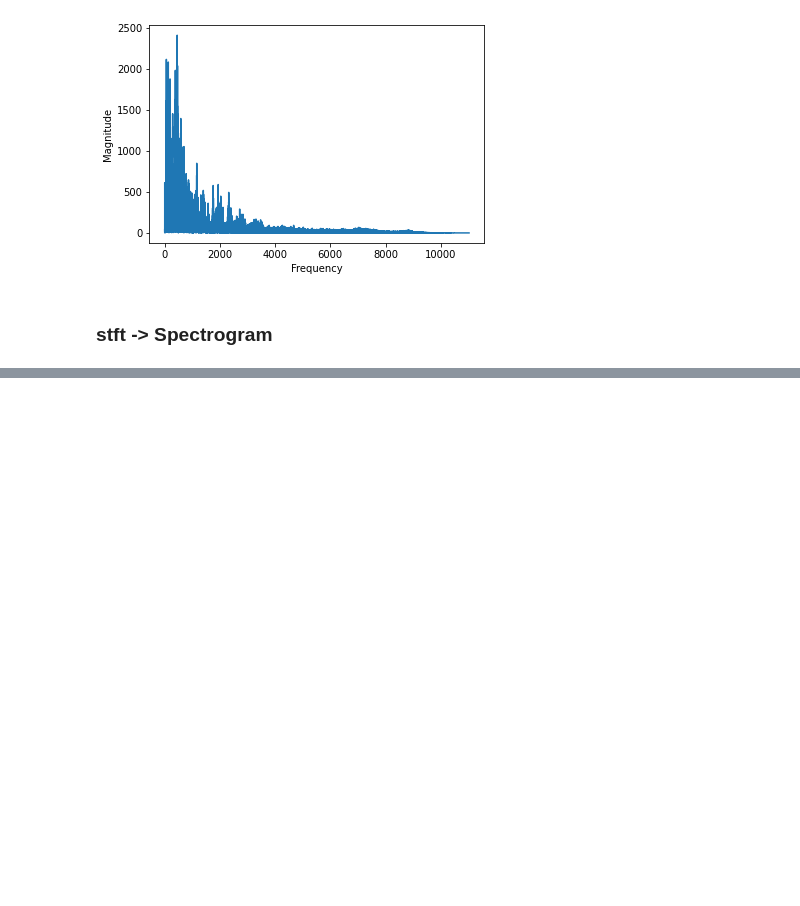
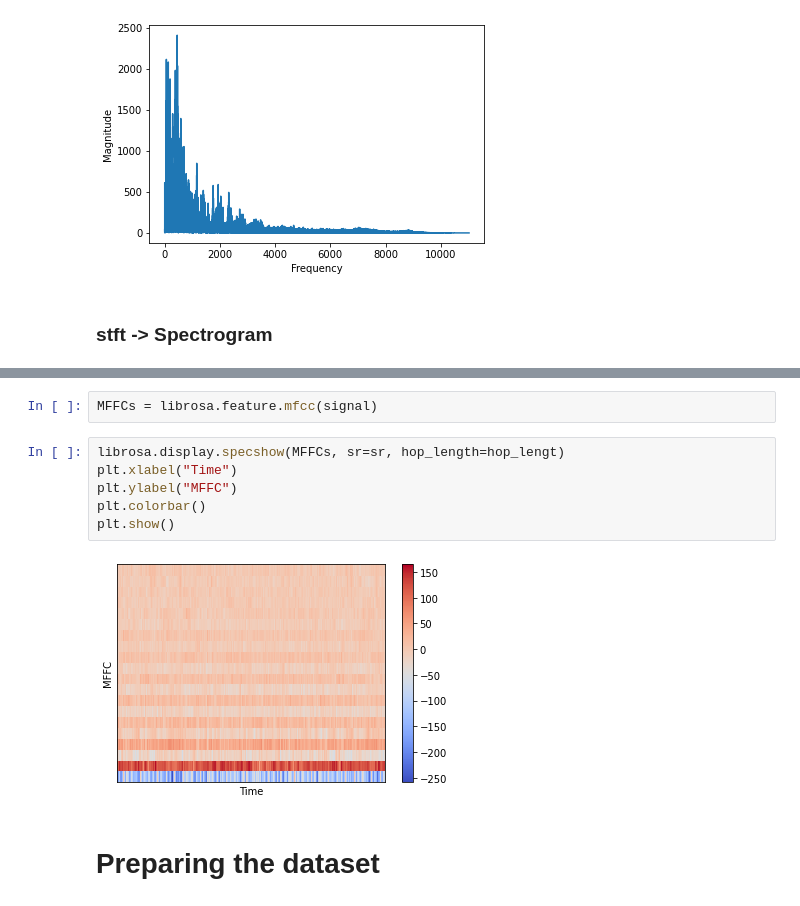
Before and after one commit to VinhDevNguyen/Machine-Learning, a Jupyter notebook: Project/Audio_Deep_Learning.ipynb, the cells around one changed output, grey strips where cells are left out. Drawn from its saved outputs; the diff is of its cells as text; blank space fills up the shorter version.

```diff
--- a/Project/Audio_Deep_Learning.ipynb
+++ b/Project/Audio_Deep_Learning.ipynb
@@ -112,0 +123,12 @@ plt.show()
+# %%
+MFFCs = librosa.feature.mfcc(signal)
+# %%
+librosa.display.specshow(MFFCs, sr=sr, hop_length=hop_lengt)
+plt.xlabel("Time")
+plt.ylabel("MFFC")
+plt.colorbar()
+plt.show()
+# %% [output]
+[figure, added]
+# %% [markdown]
+# Preparing the dataset
```
Also changed, not shown: parts of 11 cells of this notebook.
